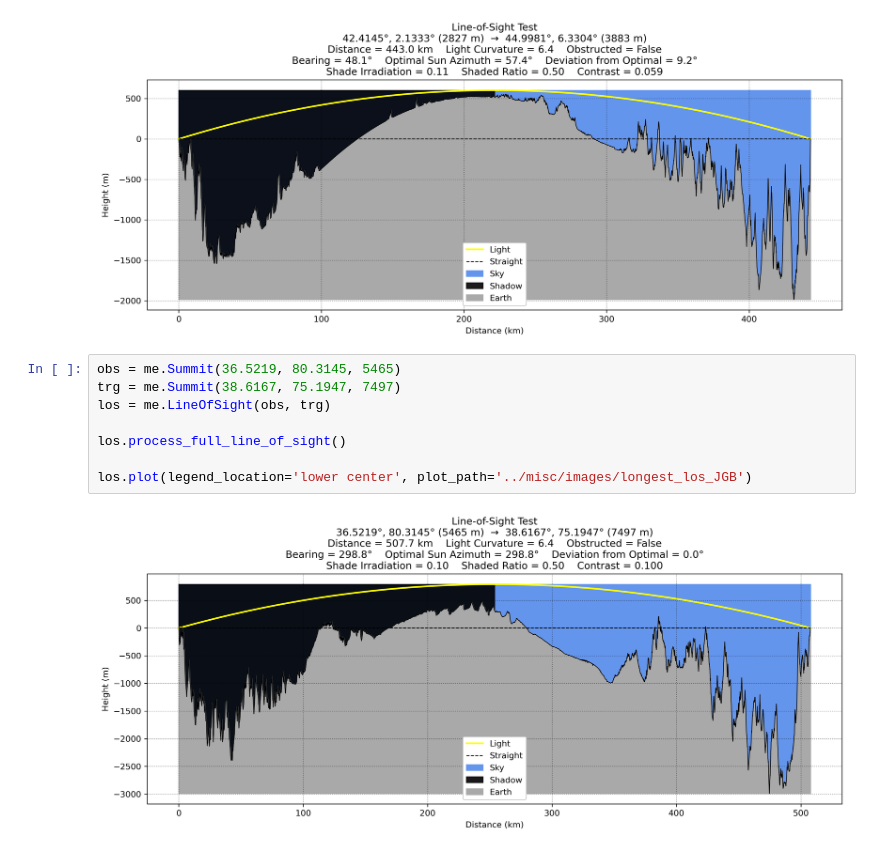
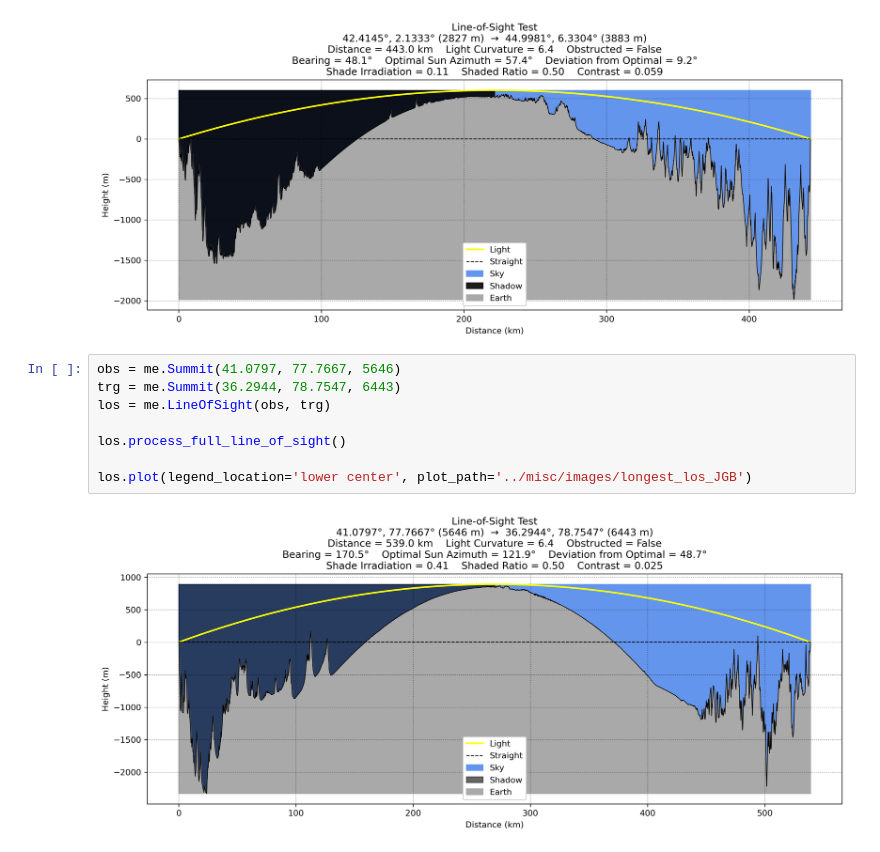
Before and after one commit to jgbreault/PinnaclePoints, a Jupyter notebook: scripts/general_analysis.ipynb, the cells around one changed output. Saved outputs shown, nothing was run; the diff lists cells and outputs as text.

```diff
--- a/scripts/general_analysis.ipynb
+++ b/scripts/general_analysis.ipynb
@@ -17,12 +17,12 @@ los.plot(legend_location='lower center', plot_path='../misc/images/longest_los_c
 # %% [output]
 [figure]
 # %%
-obs = me.Summit(36.5219, 80.3145, 5465)
-trg = me.Summit(38.6167, 75.1947, 7497)
+obs = me.Summit(41.0797, 77.7667, 5646)
+trg = me.Summit(36.2944, 78.7547, 6443)
 los = me.LineOfSight(obs, trg)
 
 los.process_full_line_of_sight()
 
 los.plot(legend_location='lower center', plot_path='../misc/images/longest_los_JGB')
 # %% [output]
-[figure, old version]
+[figure, new version]
```
Also changed, not shown: parts of 11 cells of this notebook, 10 other files.
